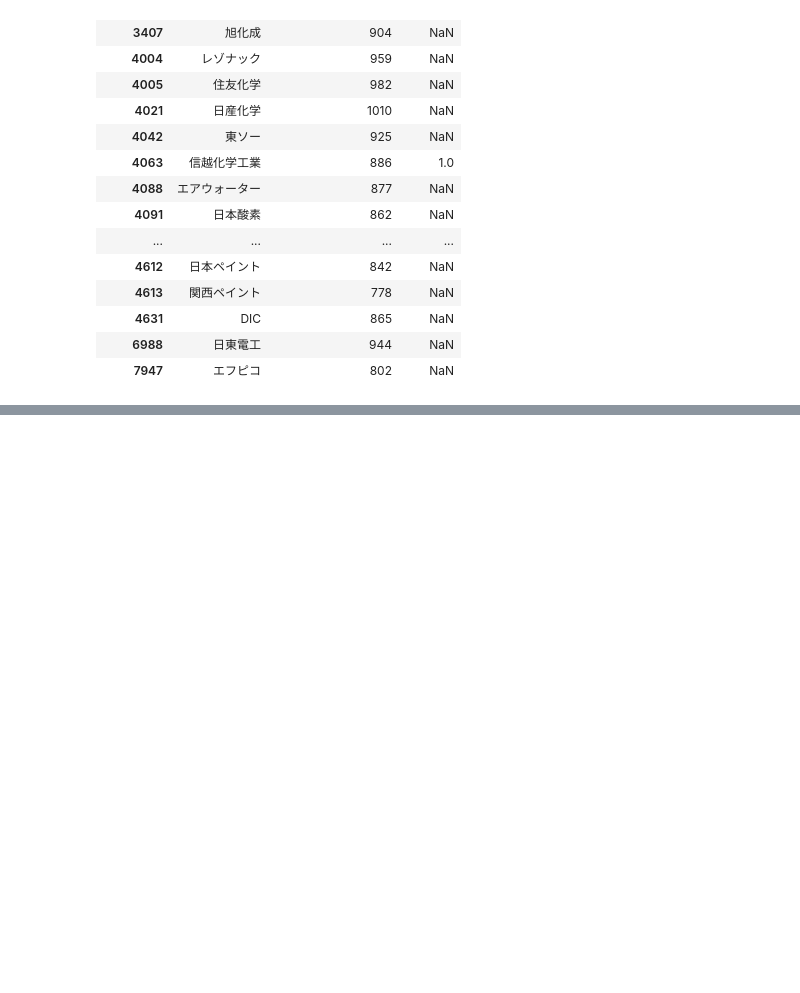
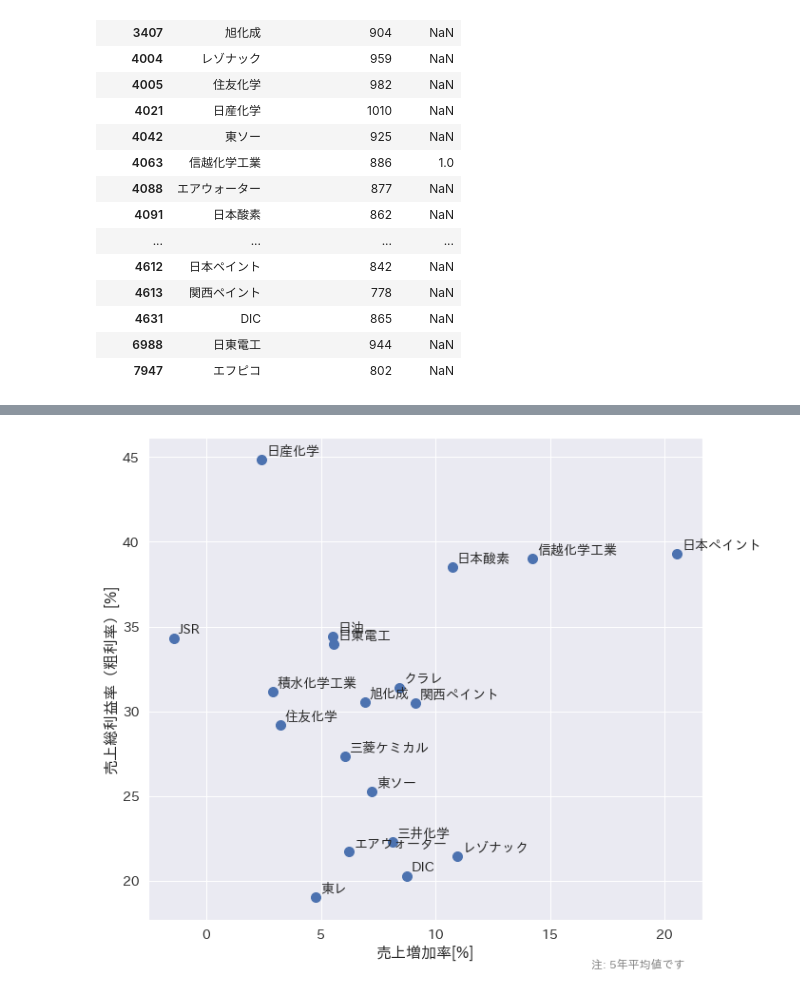
Before and after one commit to mimikousi/financial_analysis, a Jupyter notebook: analysis.ipynb, the cells around one changed output, grey strips where cells are left out. Saved outputs shown, nothing was run; the diff lists cells and outputs as text; code cells hidden in the pictures; blank space fills up the shorter version.

```diff
--- a/analysis.ipynb
+++ b/analysis.ipynb
@@ -254,0 +305,38 @@ for target in code_list:
+# %%
+# グラフのサイズを設定（任意）
+plt.figure(figsize=(10, 8))
+
+# 散布図を作成：x軸に 'PER（会予）', y軸に '売上総利益率'
+plt.scatter(grow_df['売上増加率'], grow_df['売上総利益率'], s=100)
+
+# 各点に企業名を注釈として付ける
+for company, row in grow_df.iterrows():
+    plt.annotate(company,
+                 (row['売上増加率'], row['売上総利益率']),
+                 textcoords="offset points",  # テキスト表示位置の指定
+                 xytext=(5,5),               # プロットからのオフセット
+                 ha='left',                  # 水平方向の配置
+                 fontsize=14)                 # フォントサイズ（必要に応じて調整）
+
+# 軸ラベルを設定
+plt.xlabel('売上増加率[%]', fontsize=16)
+plt.ylabel('売上総利益率（粗利率）[%]', fontsize=16)
+
+# メモリラベルのフォントサイズを大きくする
+plt.tick_params(axis='both', which='major', labelsize=14)
+
+# タイトルを設定（任意）
+#plt.title('企業ごとのPER（会予）と売上総利益率の散布図')
+
+# 5年平均のデータであることをグラフ下部に記載
+plt.figtext(0.8, 0.01, '注: 5年平均値です', wrap=True,
+            horizontalalignment='center', fontsize=12, color='gray')
+
+# グリッドを表示（任意）
+plt.grid(True)
+plt.tight_layout()
+
+# グラフを表示
+#plt.savefig('arari_grow_5mean.png', dpi=150, facecolor='white')
+# %% [output]
+[figure, added]
```
Also changed, not shown: parts of 1 cell of this notebook, 4 other files.
